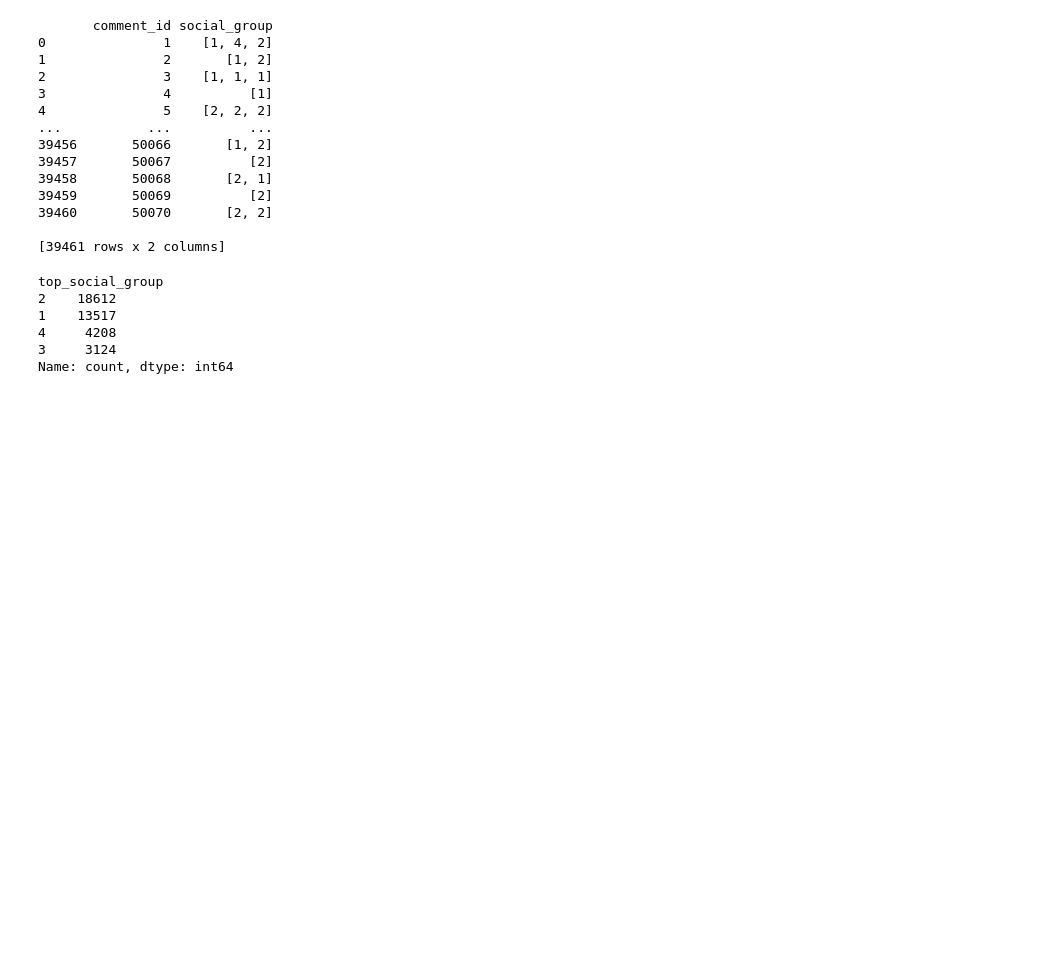
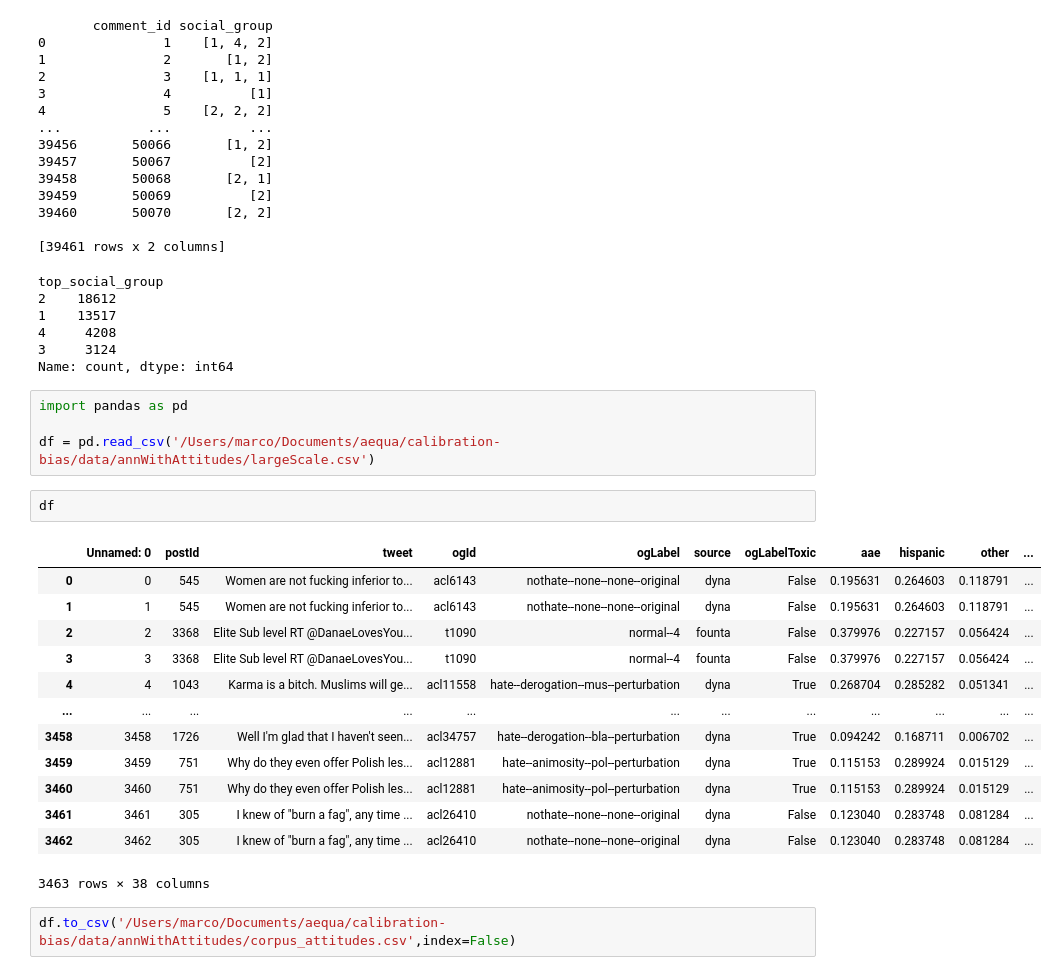
Before and after one commit to aequa-tech/ghost-annotator, a Jupyter notebook: temp.ipynb, the cells around one changed output. Saved outputs shown, nothing was run; the diff lists cells and outputs as text; blank space fills up the shorter version.

```diff
--- a/temp.ipynb
+++ b/temp.ipynb
@@ -196,3 +210,25 @@ top_social_group
 4     4208
 3     3124
 Name: count, dtype: int64
+# %%
+import pandas as pd
+
+df = pd.read_csv('/Users/marco/Documents/aequa/calibration-bias/data/annWithAttitudes/largeScale.csv')
+# %%
+df
+# %% [output]
+|  | Unnamed: 0 | postId | tweet | ogId | ogLabel | source | ogLabelToxic | aae | hispanic | other | ... |
+| 0 | 0 | 545 | Women are not fucking inferior to... | acl6143 | nothate--none--none--original | dyna | False | 0.195631 | 0.264603 | 0.118791 | ... |
+| 1 | 1 | 545 | Women are not fucking inferior to... | acl6143 | nothate--none--none--original | dyna | False | 0.195631 | 0.264603 | 0.118791 | ... |
+| 2 | 2 | 3368 | Elite Sub level RT @DanaeLovesYou... | t1090 | normal--4 | founta | False | 0.379976 | 0.227157 | 0.056424 | ... |
+| 3 | 3 | 3368 | Elite Sub level RT @DanaeLovesYou... | t1090 | normal--4 | founta | False | 0.379976 | 0.227157 | 0.056424 | ... |
+| 4 | 4 | 1043 | Karma is a bitch. Muslims will ge... | acl11558 | hate--derogation--mus--perturbation | dyna | True | 0.268704 | 0.285282 | 0.051341 | ... |
+| ... | ... | ... | ... | ... | ... | ... | ... | ... | ... | ... | ... |
+| 3458 | 3458 | 1726 | Well I'm glad that I haven't seen... | acl34757 | hate--derogation--bla--perturbation | dyna | True | 0.094242 | 0.168711 | 0.006702 | ... |
+| 3459 | 3459 | 751 | Why do they even offer Polish les... | acl12881 | hate--animosity--pol--perturbation | dyna | True | 0.115153 | 0.289924 | 0.015129 | ... |
+| 3460 | 3460 | 751 | Why do they even offer Polish les... | acl12881 | hate--animosity--pol--perturbation | dyna | True | 0.115153 | 0.289924 | 0.015129 | ... |
+| 3461 | 3461 | 305 | I knew of "burn a fag", any time ... | acl26410 | nothate--none--none--original | dyna | False | 0.123040 | 0.283748 | 0.081284 | ... |
+| 3462 | 3462 | 305 | I knew of "burn a fag", any time ... | acl26410 | nothate--none--none--original | dyna | False | 0.123040 | 0.283748 | 0.081284 | ... |
+3463 rows × 38 columns
+# %%
+df.to_csv('/Users/marco/Documents/aequa/calibration-bias/data/annWithAttitudes/corpus_attitudes.csv',index=False)
```
Also changed, not shown: parts of 9 cells of this notebook, 6 other files.
